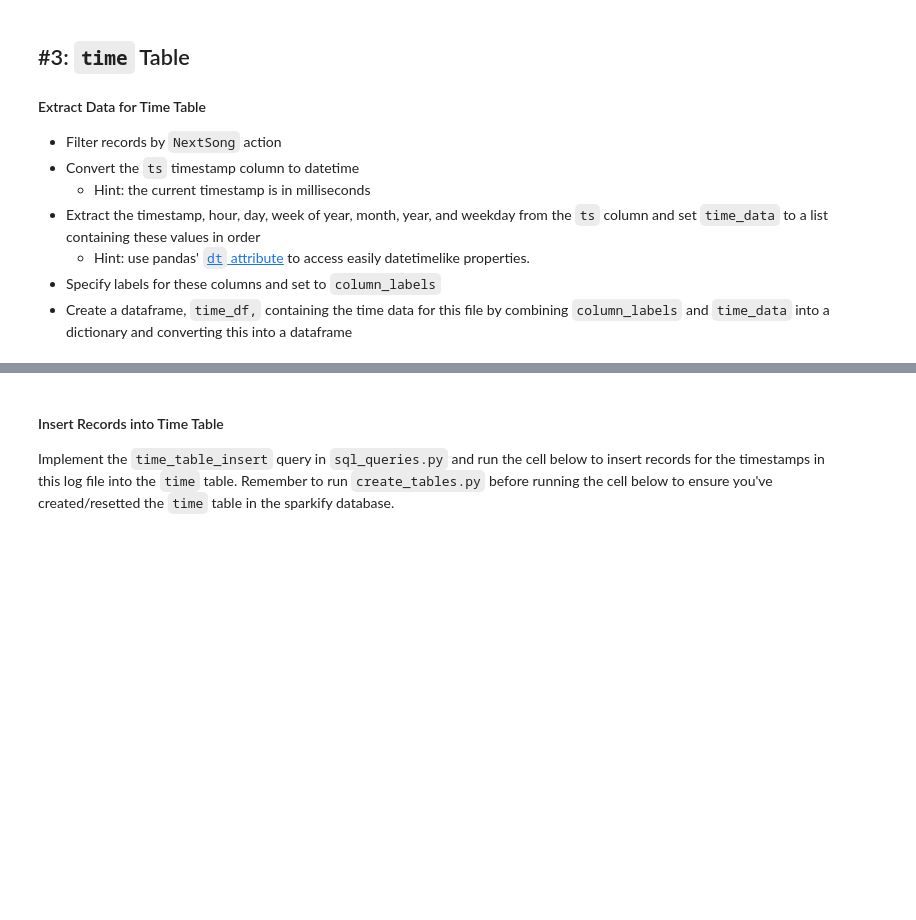
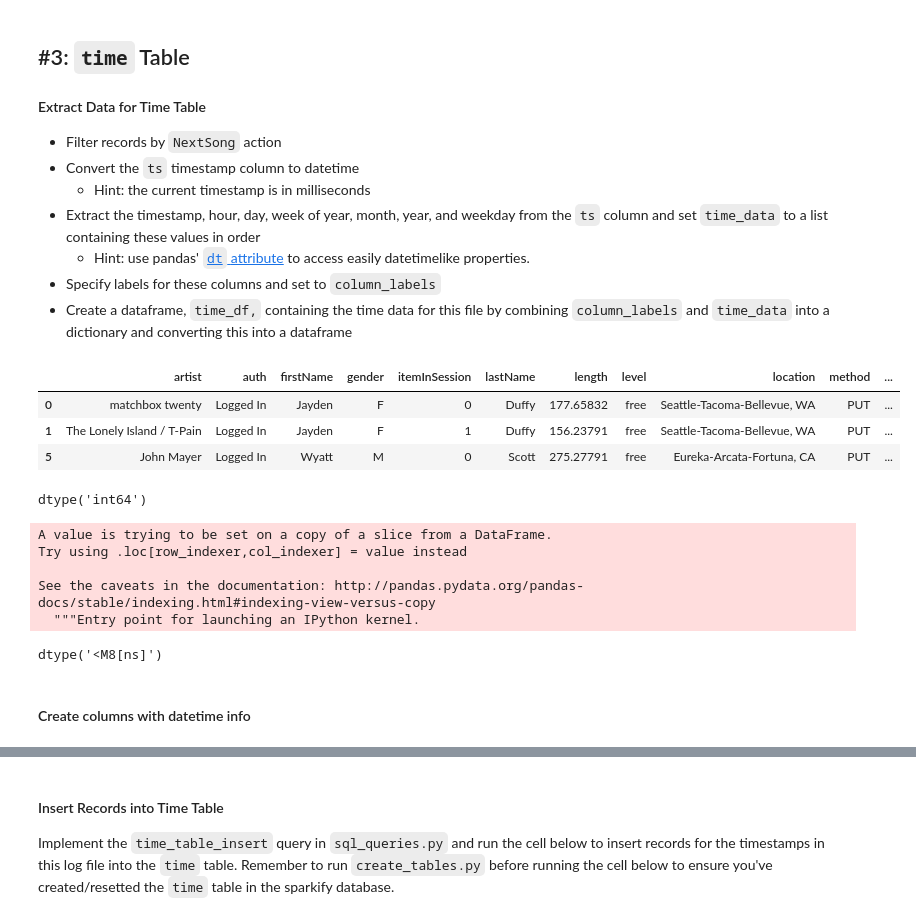
Before and after one commit to GabrielSGoncalves/udacity_data_engineering_project1, a Jupyter notebook: etl.ipynb, the cells around one changed output, grey strips where cells are left out. Drawn from its saved outputs; the diff is of its cells as text; code cells hidden in the pictures; blank space fills up the shorter version.

```diff
--- a/etl.ipynb
+++ b/etl.ipynb
@@ -152,0 +179,26 @@ column_labels = ()
+# %%
+df_log_time = df_log[df_log['page'] == 'NextSong']
+df_log_time.head(3)
+# %% [output]
+|  | artist | auth | firstName | gender | itemInSession | lastName | length | level | location | method | ... |
+| 0 | matchbox twenty | Logged In | Jayden | F | 0 | Duffy | 177.65832 | free | Seattle-Tacoma-Bellevue, WA | PUT | ... |
+| 1 | The Lonely Island / T-Pain | Logged In | Jayden | F | 1 | Duffy | 156.23791 | free | Seattle-Tacoma-Bellevue, WA | PUT | ... |
+| 5 | John Mayer | Logged In | Wyatt | M | 0 | Scott | 275.27791 | free | Eureka-Arcata-Fortuna, CA | PUT | ... |
+# %%
+df_log_time.ts.dtypes
+# %% [output]
+dtype('int64')
+# %%
+df_log_time['ts_dt'] = pd.to_datetime(df_log_time.ts, unit='ms')
+# %% [output]
+A value is trying to be set on a copy of a slice from a DataFrame.
+Try using .loc[row_indexer,col_indexer] = value instead
+
+See the caveats in the documentation: http://pandas.pydata.org/pandas-docs/stable/indexing.html#indexing-view-versus-copy
+  """Entry point for launching an IPython kernel.
+# %%
+df_log_time.ts_dt.dtypes
+# %% [output]
+dtype('<M8[ns]')
+# %% [markdown]
+#### Create columns with datetime info
```
Also changed, not shown: parts of 27 cells of this notebook, 1 other file.
